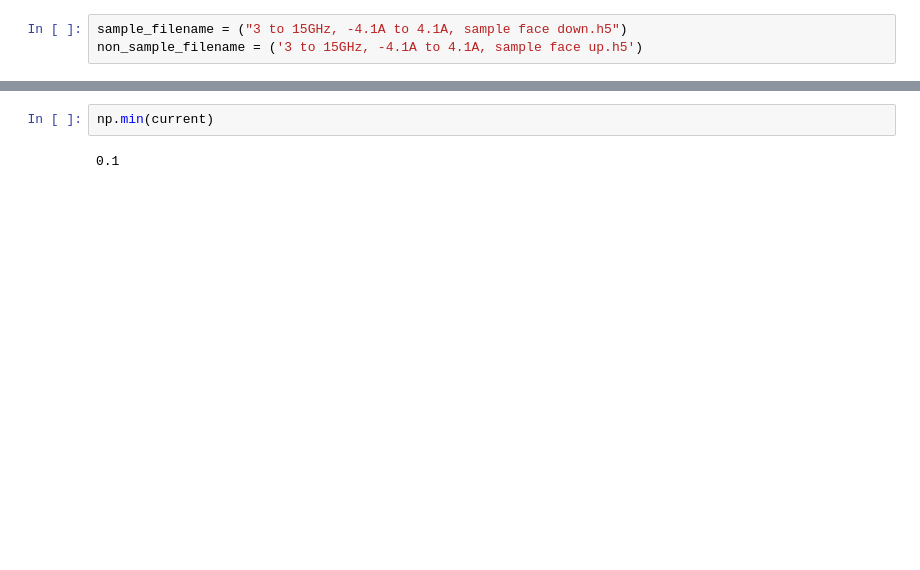
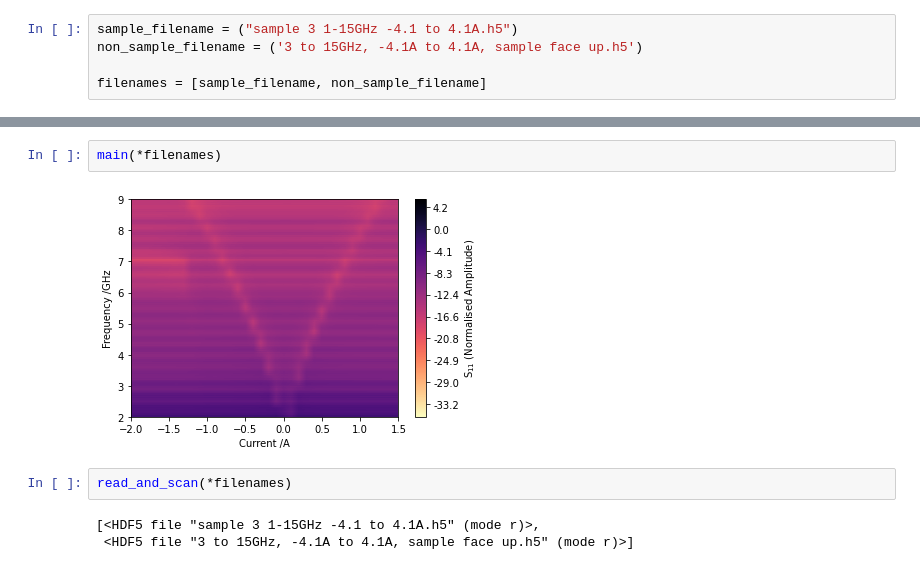
Before and after one commit to MarkCunningham0410/FMRDataAnalysis, a Jupyter notebook: analysis.ipynb, the cells around one changed output, grey strips where cells are left out. Drawn from its saved outputs; the diff is of its cells as text; blank space fills up the shorter version.

```diff
--- a/analysis.ipynb
+++ b/analysis.ipynb
@@ -58,3 +73,5 @@ def main(filename):
 # %%
-sample_filename = ("3 to 15GHz, -4.1A to 4.1A, sample face down.h5")
+sample_filename = ("sample 3 1-15GHz -4.1 to 4.1A.h5")
 non_sample_filename = ('3 to 15GHz, -4.1A to 4.1A, sample face up.h5')
+
+filenames = [sample_filename, non_sample_filename]
@@ -87,4 +78,9 @@ contour_plot(current, frequency, foreground_amplitude)
-# %%
-np.min(current)
-# %% [output]
-0.1
+# %%
+main(*filenames)
+# %% [output]
+[figure, added]
+# %%
+read_and_scan(*filenames)
+# %% [output]
+[<HDF5 file "sample 3 1-15GHz -4.1 to 4.1A.h5" (mode r)>,
+ <HDF5 file "3 to 15GHz, -4.1A to 4.1A, sample face up.h5" (mode r)>]
```
Also changed, not shown: parts of 3 cells of this notebook.
